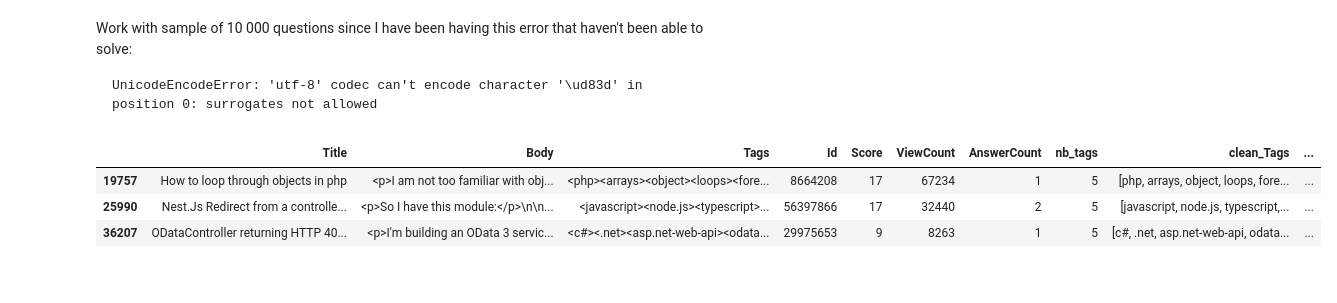
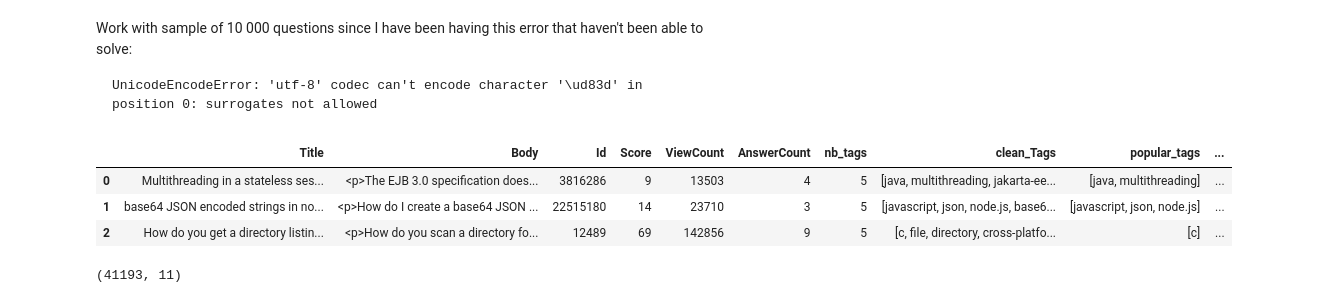
Before and after one commit to ana-bernal/tag-projet_overflow, a Jupyter notebook: preprocessing.ipynb, the cells around one changed output. Cells and saved outputs as stored; diff of their text form; code cells hidden in the pictures.

```diff
--- a/preprocessing.ipynb
+++ b/preprocessing.ipynb
@@ -207,0 +251,3 @@ df.head()
+# %%
+for tags in df_ex['Tags']:
+    print(tags)
@@ -227,0 +422,9 @@ from bs4 import BeautifulSoup
+# %%
+# Instantiating language model, english
+nlp = spacy.load("en_core_web_sm")
+
+# Adding my_stopwords to spacy stopwords
+nlp.Defaults.stop_words = nlp.Defaults.stop_words.union(my_stopwords)
+
+# Checking new size of stopwords
+print(f'we use {len(nlp.Defaults.stop_words)} in total.')
@@ -241,40 +446,53 @@ def clean(text,tokenize,strict, **kwargs):
             If true only keeps nouns
     """
 
+
+    # Removing <code>some code</code>
+    clean_txt = remove_code(text)
+
     # Removing HTML tags
-    soup = BeautifulSoup(text, features='html.parser')
+    soup = BeautifulSoup(clean_txt, features='html.parser')
     clean_txt = soup.get_text()
 
     # Removing new line character: \n
     clean_txt = clean_txt.replace('\n', ' ')
 
-    clean_txt = clean_txt.replace('\ud83c', ' ')
+    # Removing unicode characters
+    clean_txt = clean_txt.encode("ascii", "ignore").decode()
 
     # Removing digits
     clean_txt = ''.join(char for char in clean_txt if not char.isdigit())
+
+    # Replacing 'c ++' and 'c #' for 'c++' and 'c#'
+    clean_txt = clean_txt.replace('c ++', 'c++')
+    clean_txt = clean_txt.replace('c #', 'c#')
+
+    # Adding special case rule
+    special_case = [{ORTH: "c#"}]
+    nlp.tokenizer.add_special_case("c#", special_case)
 
     # Tokenize with spacy
     doc = nlp(clean_txt)
 
     # Tokenize properties
     if strict == True:
-        tokens = {token.lemma_.lower() :token.pos_ for token in doc
+        tokens = [token.lemma_.lower() for token in doc
                     if token.pos_ in ['NOUN', 'PROPN'] and
                         (not (token.is_stop or
                               token.is_punct or
                               token.is_space
                               )
                         )
-                }
+                 ]
     else:
-        tokens = {token.lemma_.lower() :token.pos_ for token in doc
+        tokens = [token.lemma_.lower() for token in doc
                     if not (token.is_stop or
                             token.is_punct or
                             token.is_space
                             )
-                }
+                 ]
 
-    clean_txt = ' '.join(list(tokens.keys()))
+    clean_txt = ' '.join(tokens)
 
     # Ask if return text or tokens
     if tokenize == True:
@@ -282,7 +500,7 @@ def clean(text,tokenize,strict, **kwargs):
     else:
         result = clean_txt
 
-    # If list of entities in output
+    # Option for list of entities in output
     if 'ent' in kwargs:
         result = {'output':result, 'ents': doc.ents}
 
@@ -394,3 +682,3 @@ df_popular_tags.head(3)
 # %%
-df_popular_tags['clean_Title'] = df_popular_tags['Title'].apply(lambda txt:clean(txt, tokenize=False, strict=True))
+df['clean_Body'] = df['Body'].apply(lambda txt:clean(txt, tokenize=False, strict=True))
 # %% [output]
@@ -417,7 +757,7 @@ df_popular_tags_sample['clean_Title'] = df_popular_tags_sample['Title'].apply(la
 # %%
-df_popular_tags_sample.head(3)
+df.head(3)
 # %% [output]
-|  | Title | Body | Tags | Id | Score | ViewCount | AnswerCount | nb_tags | clean_Tags | ... |
-| 19757 | How to loop through objects in php | <p>I am not too familiar with obj... | <php><arrays><object><loops><fore... | 8664208 | 17 | 67234 | 1 | 5 | [php, arrays, object, loops, fore... | ... |
-| 25990 | Nest.Js Redirect from a controlle... | <p>So I have this module:</p>\n\n... | <javascript><node.js><typescript>... | 56397866 | 17 | 32440 | 2 | 5 | [javascript, node.js, typescript,... | ... |
-| 36207 | ODataController returning HTTP 40... | <p>I'm building an OData 3 servic... | <c#><.net><asp.net-web-api><odata... | 29975653 | 9 | 8263 | 1 | 5 | [c#, .net, asp.net-web-api, odata... | ... |
+|  | Title | Body | Id | Score | ViewCount | AnswerCount | nb_tags | clean_Tags | popular_tags | ... |
+| 0 | Multithreading in a stateless ses... | <p>The EJB 3.0 specification does... | 3816286 | 9 | 13503 | 4 | 5 | [java, multithreading, jakarta-ee... | [java, multithreading] | ... |
+| 1 | base64 JSON encoded strings in no... | <p>How do I create a base64 JSON ... | 22515180 | 14 | 23710 | 3 | 5 | [javascript, json, node.js, base6... | [javascript, json, node.js] | ... |
+| 2 | How do you get a directory listin... | <p>How do you scan a directory fo... | 12489 | 69 | 142856 | 9 | 5 | [c, file, directory, cross-platfo... | [c] | ... |
@@ -425,0 +764,4 @@ df_popular_tags_sample['clean_Body'] = df_popular_tags_sample['Body'].apply(lamb
+# %%
+df.shape
+# %% [output]
+(41193, 11)
```
Also changed, not shown: parts of 91 cells of this notebook, 1 other file.
